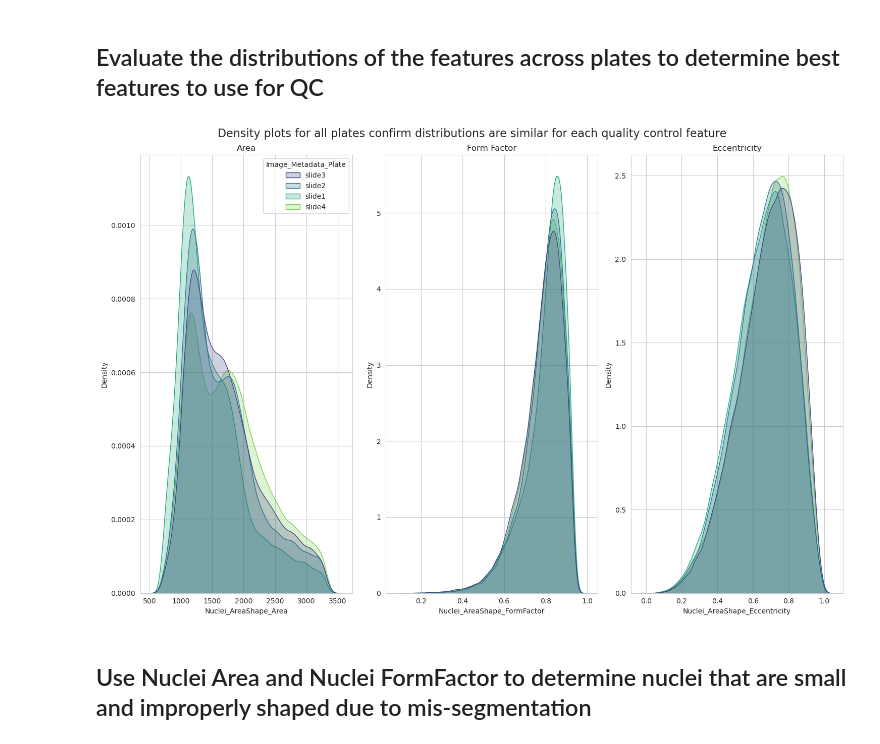
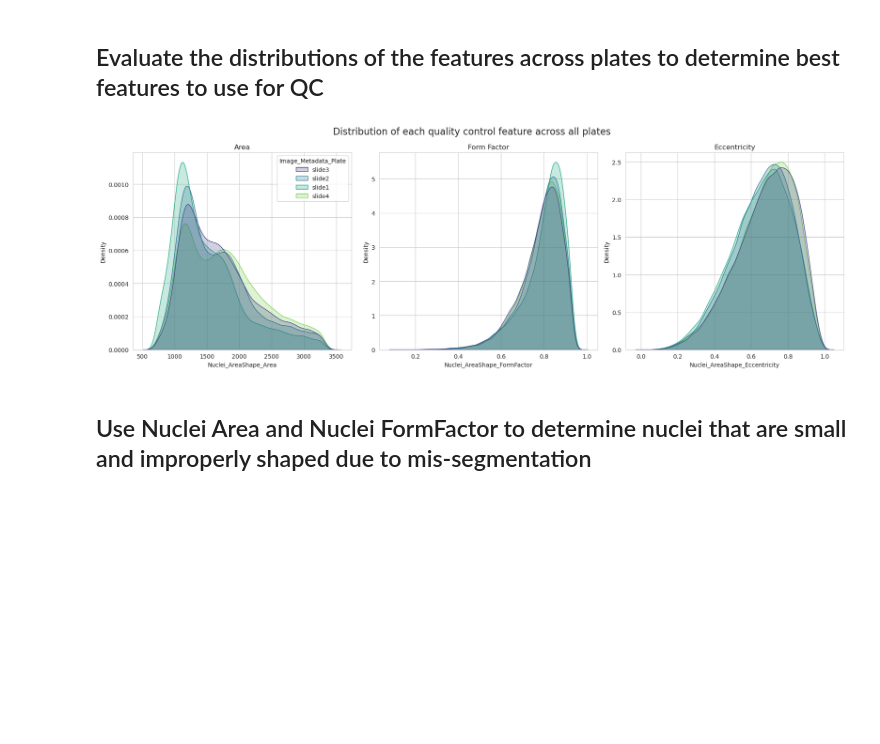
Before and after one commit to WayScience/nuclear_speckle_image_analysis, a Jupyter notebook: 4.preprocess_features/1.single_cell_qc.ipynb, the cells around one changed output. Drawn from its saved outputs; the diff is of its cells as text; code cells hidden in the pictures; blank space fills up the shorter version.

Commit message:
update plots and code per review suggestions

```diff
--- a/4.preprocess_features/1.single_cell_qc.ipynb
+++ b/4.preprocess_features/1.single_cell_qc.ipynb
@@ -121,7 +119,7 @@ concat_df.head()
 sns.set_style("whitegrid")
 
 # Create subplots with 2 rows and 2 columns
-fig, axes = plt.subplots(1, 3, figsize=(15, 10))
+fig, axes = plt.subplots(1, 3, figsize=(18, 6)) # first is width and second is height
 
 # Flatten the axes array for easy indexing
 axes = axes.flatten()
@@ -149,35 +147,35 @@ sns.kdeplot(
     ax=axes[1],
     legend=False,
 )
 axes[1].set_title("Form Factor")
 
 # Create kdeplot for Eccentricity
 sns.kdeplot(
     data=concat_df,
     x="Nuclei_AreaShape_Eccentricity",
     hue="Image_Metadata_Plate",
     palette="viridis",
     fill=True,
     common_norm=False,
     ax=axes[2],
     legend=False,
 )
 axes[2].set_title("Eccentricity")
 
 plt.suptitle(
-    "Density plots for all plates confirm distributions are similar for each quality control feature",
+    "Distribution of each quality control feature across all plates",
     fontsize=16,
 )
 plt.tight_layout(rect=[0, 0, 1.0, 1.0])  # Adjust subplot layout
 
 # Save figure
 plt.savefig(
     pathlib.Path(f"{qc_fig_dir}/all_plates_QC_features_dist_plot.png"), dpi=500
 )
 
 plt.show()
 # %% [output]
-[figure, old version]
+[figure, new version]
 # %% [markdown]
 ## Use Nuclei Area and Nuclei FormFactor to determine nuclei that are small and improperly shaped due to mis-segmentation
 # %%
```
Also changed, not shown: parts of 6 cells of this notebook, 21 other files.
